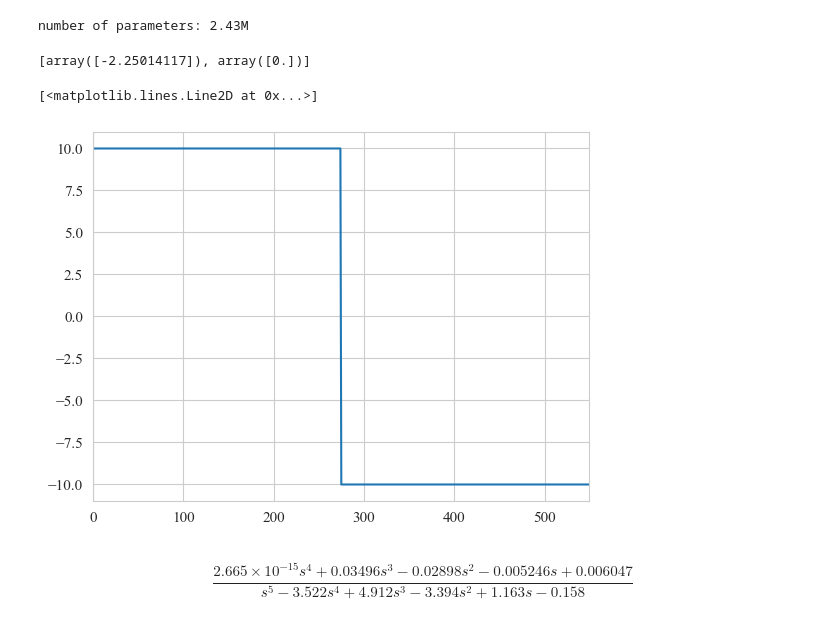
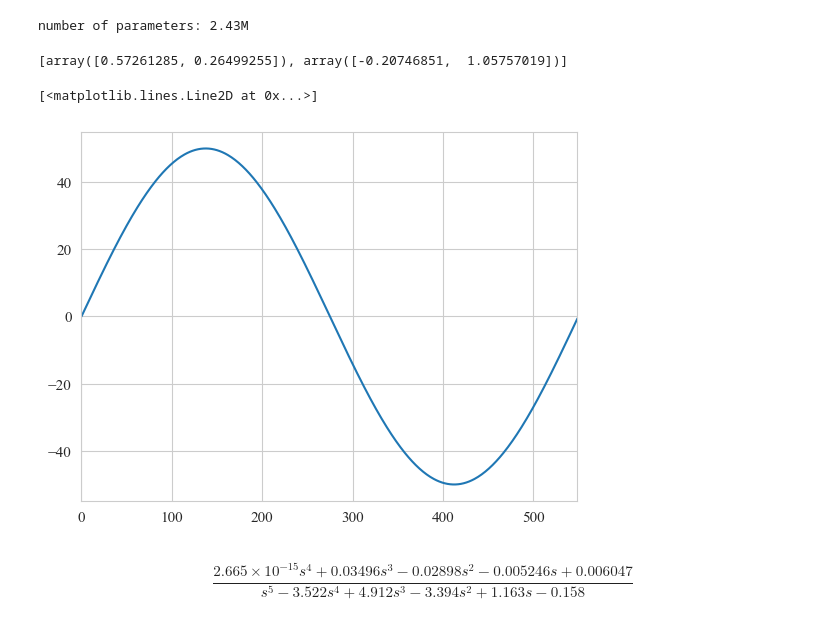
Before and after one commit to buswayne/sysid-transformers-control, a Jupyter notebook: control/test_CL_wh.ipynb, the cells around one changed output. Drawn from its saved outputs; the diff is of its cells as text; code cells hidden in the pictures.

```diff
--- a/control/test_CL_wh.ipynb
+++ b/control/test_CL_wh.ipynb
@@ -131,7 +132,7 @@ G2 = (
 # %%
-print(B1)
+print(A1)
 # %% [output]
-[array([-2.25014117]), array([0.])]
+[array([0.57261285, 0.26499255]), array([-0.20746851,  1.05757019])]
 # %%
 # reference
 Ts = 1e-2
@@ -147,28 +148,28 @@ t_CL = np.arange(0, T_cl, Ts)
 r = np.zeros(t_CL.shape)
 #only one ref should be chosen
 steps_1 = 0
-steps_10 = 1
+steps_10 = 0
 steps_100 = 0
 
 ramp1 = 0
 ramp10 = 0
-ramp100 = 0 # actually 25 (?)
+ramp100 = 0
 ramp_minus10 = 0
 ramp_minus100 = 0
 
 parabolic1 = 0
 parabolic10 = 0
-parabolic100 = 0 # interesting
+parabolic100 = 0
 
 sine_1 = 0 # A = 1 , one period
-sine_2 = 0 # A = 50 , one period
+sine_2 = 1 # A = 50 , one period
 sine_3 = 0 # A = 1 , 10 periods
-sine_4 = 0 # A =50, 10 periods , this can't be tracked at all
-sine_5 = 0 # A = 1, 4 periods , qui si vede che è lento, in ritardo
+sine_4 = 0 # A =50, 10 periods ,
+sine_5 = 0 # A = 1, 4 periods ,
 sine_6 = 0 # A = 50 , 4 periods
 
-impulse1 = 0 # si vede che c' è sempre un oscillazione assoluta
-impulse10 = 0  # l impulso dura 10 istanti,anche più, ma non se ne accorge proprio
+impulse1 = 0
+impulse10 = 0
 impulse100 = 0
 
 
@@ -181,32 +182,32 @@ if ramp_minus100 : value = -100
 if ramp_minus10: value = -10
 if sine_1 or sine_2 : freq = 1/T_cl
 if sine_3 or sine_4 : freq = 2
 if sine_5 or sine_6 : freq = 4/T_cl
 
 if (steps_1 or steps_10 or steps_100) :
     r[t_CL < T_cl/2] = value
     r[(t_CL >= T_cl/2) & (t_CL < T_cl)] = - value
 
 if (ramp1 or ramp10 or ramp100 or ramp_minus100 or ramp_minus10) :
     ramp_up_indices = t_CL <= T_cl/2
     r[ramp_up_indices] = t_CL[ramp_up_indices]*value / T_cl/2
     ramp_down_indices = (t_CL > T_cl/2) & (t_CL <= T_cl)
     r[ramp_down_indices] = (T_cl - t_CL[ramp_down_indices])*value / T_cl/2
 
 if ( parabolic1 or parabolic10 or parabolic100 ) :
     ramp_up_indices = t_CL <= T_cl/2
     r[ramp_up_indices] = (t_CL[ramp_up_indices]**2)*value / (T_cl/2**2)
     ramp_down_indices = (t_CL > T_cl/2) & (t_CL <= T_cl)
     r[ramp_down_indices] = ((T_cl - t_CL[ramp_down_indices])**2)*value / (T_cl/2**2)
 
 if (sine_1 or sine_2 or sine_3 or sine_4 or sine_5 or sine_6 ):
     r = value * np.sin(2 * np.pi * freq * t_CL)
 
 if( impulse1 or impulse100 or impulse10 ):
     r[((len(t_CL) // 2)-10) : ((len(t_CL) // 2)+10)] = value
 
 plt.plot(r)
 # %% [output]
 [<matplotlib.lines.Line2D at 0x...>]
-[figure, old version]
+[figure, new version]
 # %%
```
Also changed, not shown: parts of 13 cells of this notebook, 9 other files.
